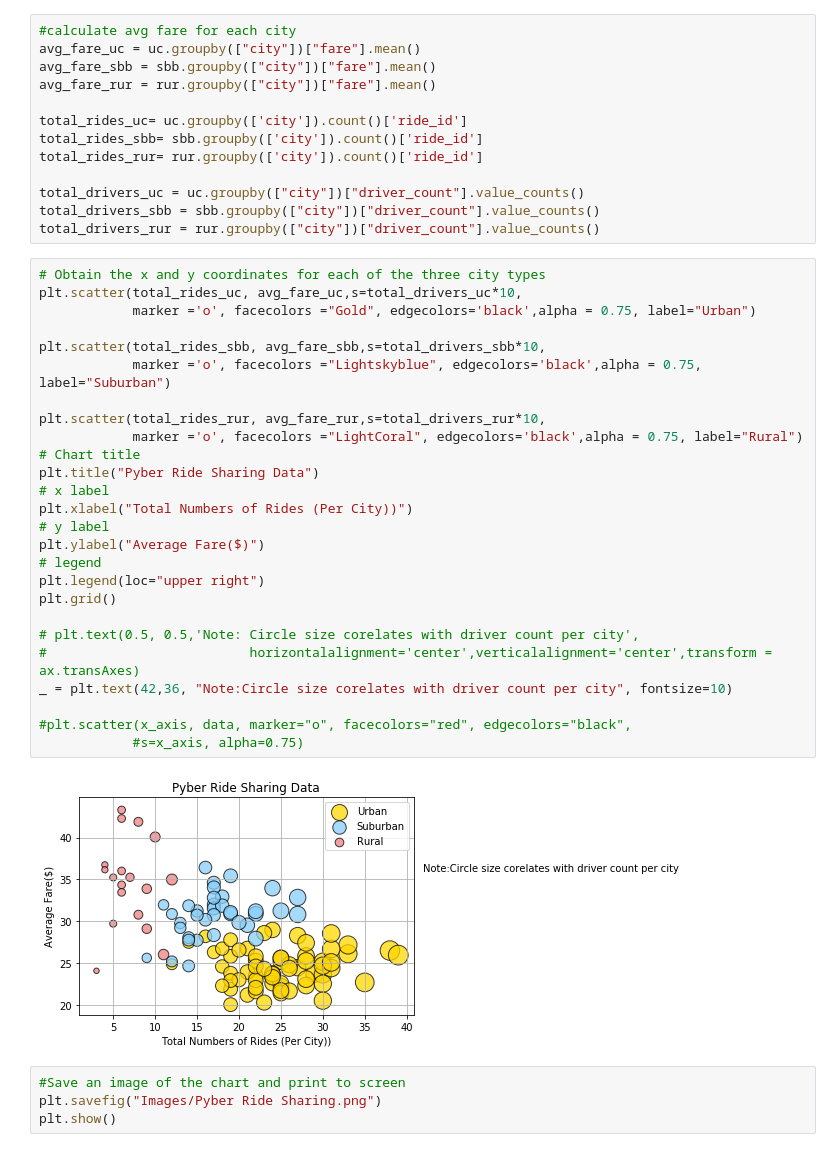
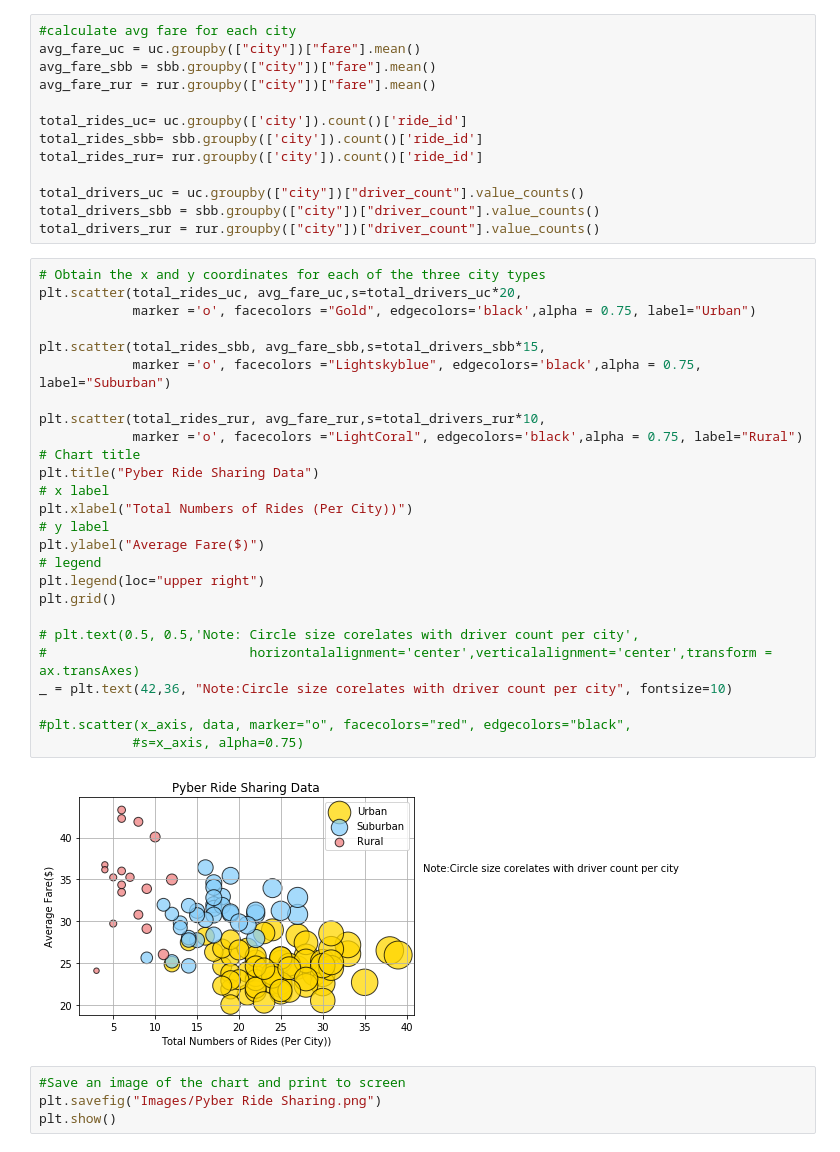
Before and after one commit to shruthieg/utexas_hwrk_python, a Jupyter notebook: matplotlib HW/Pyber/pyber_starter1.ipynb, the cells around one changed output. Saved outputs shown, nothing was run; the diff lists cells and outputs as text.

```diff
--- a/matplotlib HW/Pyber/pyber_starter1.ipynb
+++ b/matplotlib HW/Pyber/pyber_starter1.ipynb
@@ -74,32 +74,32 @@ total_drivers_sbb = sbb.groupby(["city"])["driver_count"].value_counts()
 total_drivers_rur = rur.groupby(["city"])["driver_count"].value_counts()
 # %%
 # Obtain the x and y coordinates for each of the three city types
-plt.scatter(total_rides_uc, avg_fare_uc,s=total_drivers_uc*10,
+plt.scatter(total_rides_uc, avg_fare_uc,s=total_drivers_uc*20,
             marker ='o', facecolors ="Gold", edgecolors='black',alpha = 0.75, label="Urban")
 
-plt.scatter(total_rides_sbb, avg_fare_sbb,s=total_drivers_sbb*10,
+plt.scatter(total_rides_sbb, avg_fare_sbb,s=total_drivers_sbb*15,
             marker ='o', facecolors ="Lightskyblue", edgecolors='black',alpha = 0.75, label="Suburban")
 
 plt.scatter(total_rides_rur, avg_fare_rur,s=total_drivers_rur*10,
             marker ='o', facecolors ="LightCoral", edgecolors='black',alpha = 0.75, label="Rural")
 # Chart title
 plt.title("Pyber Ride Sharing Data")
 # x label
 plt.xlabel("Total Numbers of Rides (Per City))")
 # y label
 plt.ylabel("Average Fare($)")
 # legend
 plt.legend(loc="upper right")
 plt.grid()
 
 # plt.text(0.5, 0.5,'Note: Circle size corelates with driver count per city',
 #                          horizontalalignment='center',verticalalignment='center',transform = ax.transAxes)
 _ = plt.text(42,36, "Note:Circle size corelates with driver count per city", fontsize=10)
 
 #plt.scatter(x_axis, data, marker="o", facecolors="red", edgecolors="black",
             #s=x_axis, alpha=0.75)
 # %% [output]
-[figure, old version]
+[figure, new version]
 # %%
 #Save an image of the chart and print to screen
 plt.savefig("Images/Pyber Ride Sharing.png")
```
